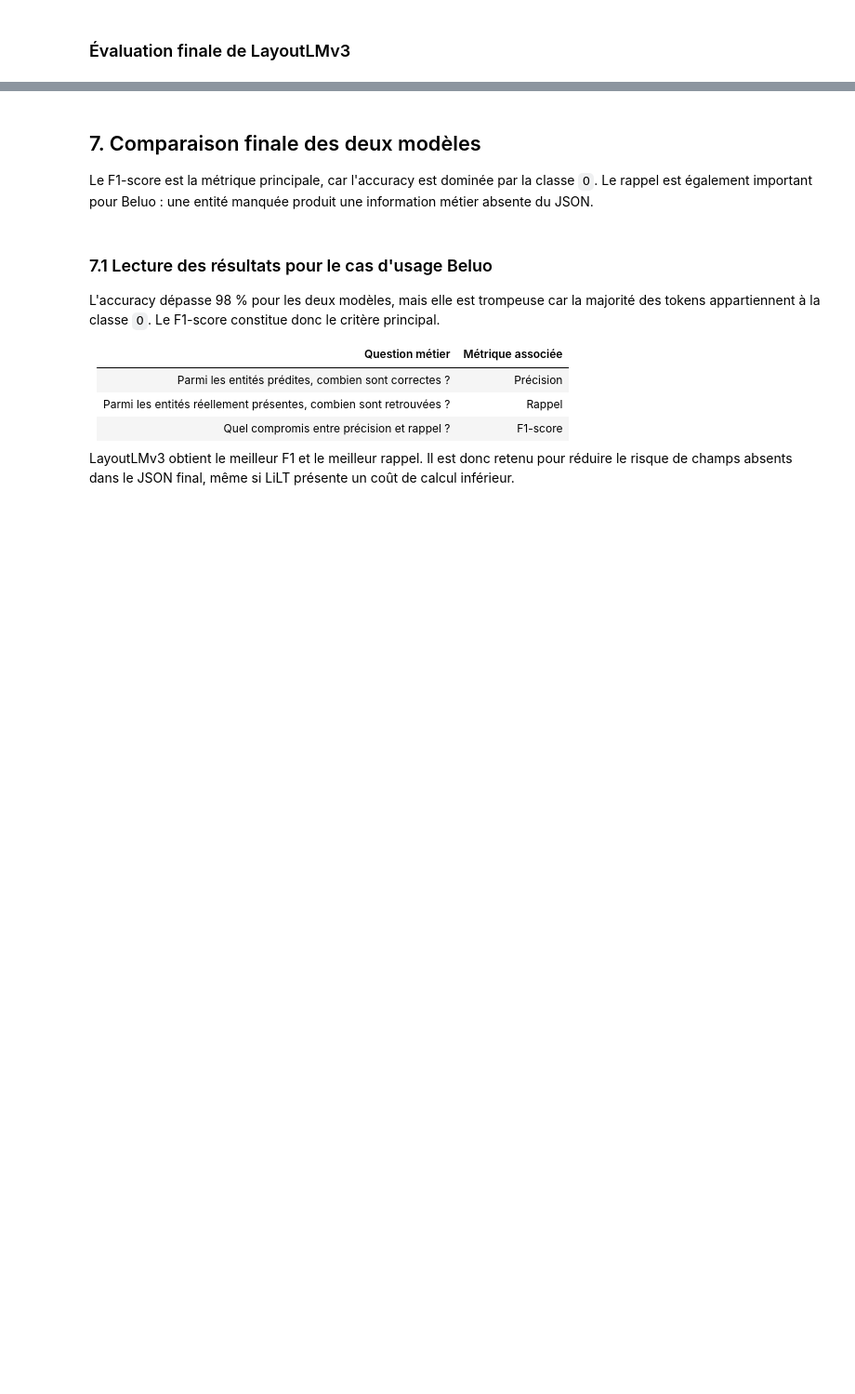
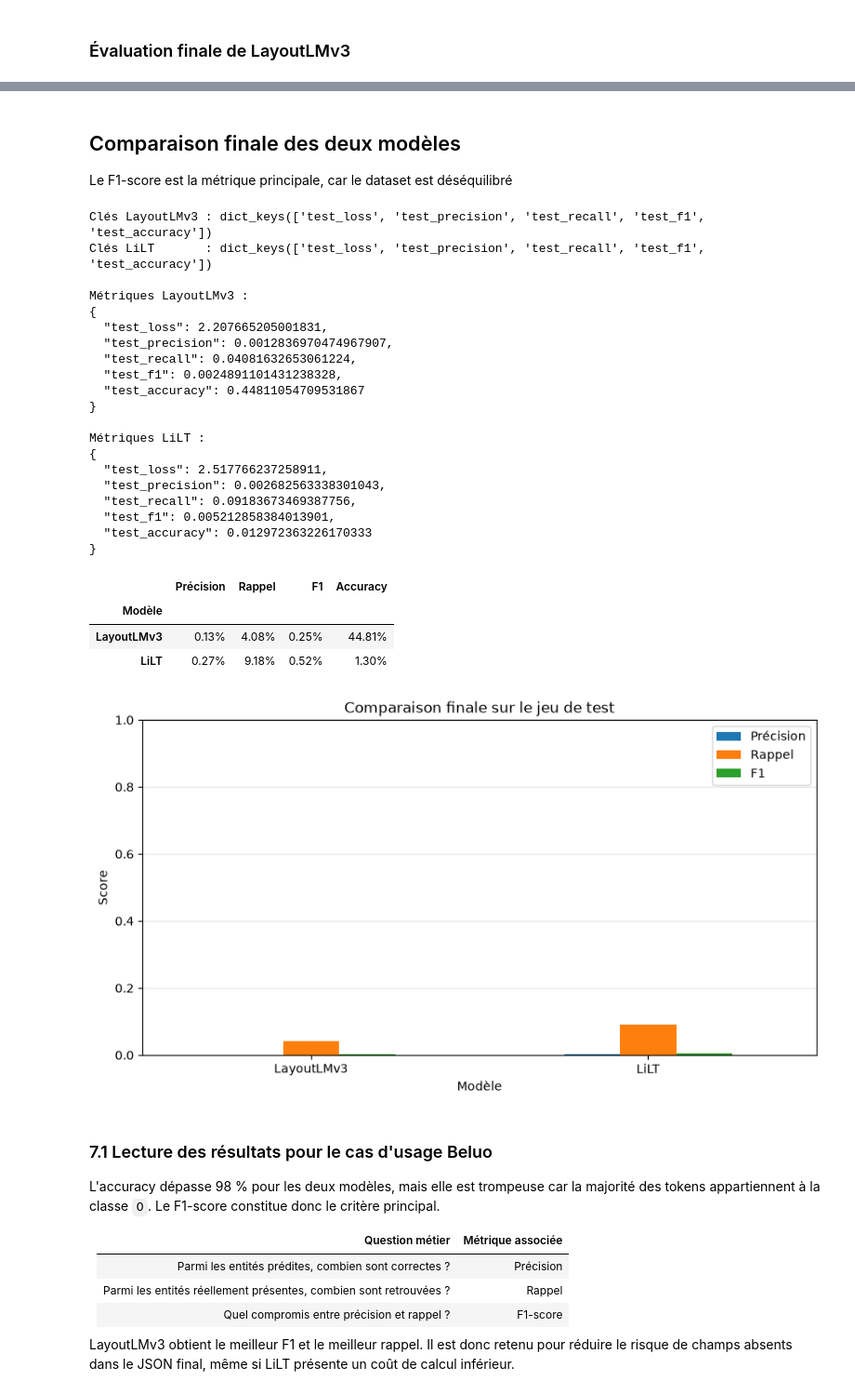
Before and after one commit to djamaliAliBahaBakar/document-intelligence-engine, a Jupyter notebook: notebooks/Entrainement_Evaluation_Devis.ipynb, the cells around one changed output, grey strips where cells are left out. Shown at 93% size. Saved outputs shown, nothing was run; the diff lists cells and outputs as text; code cells hidden in the pictures; blank space fills up the shorter version.

```diff
--- a/notebooks/Entrainement_Evaluation_Devis.ipynb
+++ b/notebooks/Entrainement_Evaluation_Devis.ipynb
@@ -1890,7 +2301,7 @@ if RUN_FINAL_TEST_EVALUATION:
 # %% [markdown]
-## 7. Comparaison finale des deux modèles
+## Comparaison finale des deux modèles
 
-Le F1-score est la métrique principale, car l'accuracy est dominée par la classe `O`. Le rappel est également important pour Beluo : une entité manquée produit une information métier absente du JSON.
+Le F1-score est la métrique principale, car le dataset est déséquilibré
 # %%
 layout_test_path = Path(
     "models/layoutlmv3-hyperparameter/lr-5e-05/test-evaluation/test_metrics.json"
@@ -1899,43 +2310,79 @@ lilt_test_path = Path(
     "models/lilt-photovoltaic-full-split-70-15-15/test-evaluation/test_metrics.json"
 )
 
+
 if layout_test_path.exists() and lilt_test_path.exists():
     layout_test = json.loads(layout_test_path.read_text(encoding="utf-8"))
     lilt_test = json.loads(lilt_test_path.read_text(encoding="utf-8"))
+
+    print("Clés LayoutLMv3 :", layout_test.keys())
+    print("Clés LiLT       :", lilt_test.keys())
+
+    print("\nMétriques LayoutLMv3 :")
+    print(json.dumps(layout_test, indent=2, ensure_ascii=False))
+
+    print("\nMétriques LiLT :")
+    print(json.dumps(lilt_test, indent=2, ensure_ascii=False))
+
 
     comparison = pd.DataFrame([
         {
             "Modèle": "LayoutLMv3",
             "Précision": layout_test["test_precision"],
             "Rappel": layout_test["test_recall"],
             "F1": layout_test["test_f1"],
             "Accuracy": layout_test["test_accuracy"],
-            "Durée (s)": layout_test["test_runtime"],
         },
         {
             "Modèle": "LiLT",
             "Précision": lilt_test["test_precision"],
             "Rappel": lilt_test["test_recall"],
             "F1": lilt_test["test_f1"],
             "Accuracy": lilt_test["test_accuracy"],
-            "Durée (s)": lilt_test["test_runtime"],
+
         },
     ]).set_index("Modèle")
 
     display(comparison.style.format({
         "Précision": "{:.2%}", "Rappel": "{:.2%}",
         "F1": "{:.2%}", "Accuracy": "{:.2%}", "Durée (s)": "{:.2f}",
     }))
 
     comparison[["Précision", "Rappel", "F1"]].plot(
         kind="bar", figsize=(10, 5), ylim=(0, 1), rot=0,
         title="Comparaison finale sur le jeu de test"
     )
     plt.ylabel("Score")
     plt.grid(axis="y", alpha=0.3)
     plt.show()
 else:
     print("Les deux fichiers de métriques de test ne sont pas encore disponibles.")
+# %% [output]
+Clés LayoutLMv3 : dict_keys(['test_loss', 'test_precision', 'test_recall', 'test_f1', 'test_accuracy'])
+Clés LiLT       : dict_keys(['test_loss', 'test_precision', 'test_recall', 'test_f1', 'test_accuracy'])
+
+Métriques LayoutLMv3 :
+{
+  "test_loss": 2.207665205001831,
+  "test_precision": 0.0012836970474967907,
+  "test_recall": 0.04081632653061224,
+  "test_f1": 0.0024891101431238328,
+  "test_accuracy": 0.44811054709531867
+}
+
+Métriques LiLT :
+{
+  "test_loss": 2.517766237258911,
+  "test_precision": 0.002682563338301043,
+  "test_recall": 0.09183673469387756,
+  "test_f1": 0.005212858384013901,
+  "test_accuracy": 0.012972363226170333
+}
+|  | Précision | Rappel | F1 | Accuracy |
+| Modèle |  |  |  |  |
+| LayoutLMv3 | 0.13% | 4.08% | 0.25% | 44.81% |
+| LiLT | 0.27% | 9.18% | 0.52% | 1.30% |
+[figure, added]
 # %% [markdown]
 ### 7.1 Lecture des résultats pour le cas d'usage Beluo
 
```
Also changed, not shown: parts of 35 cells of this notebook.
